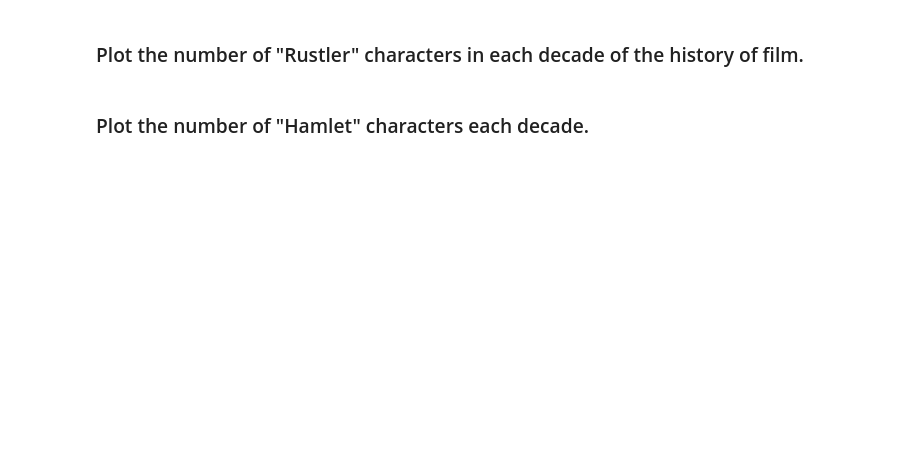
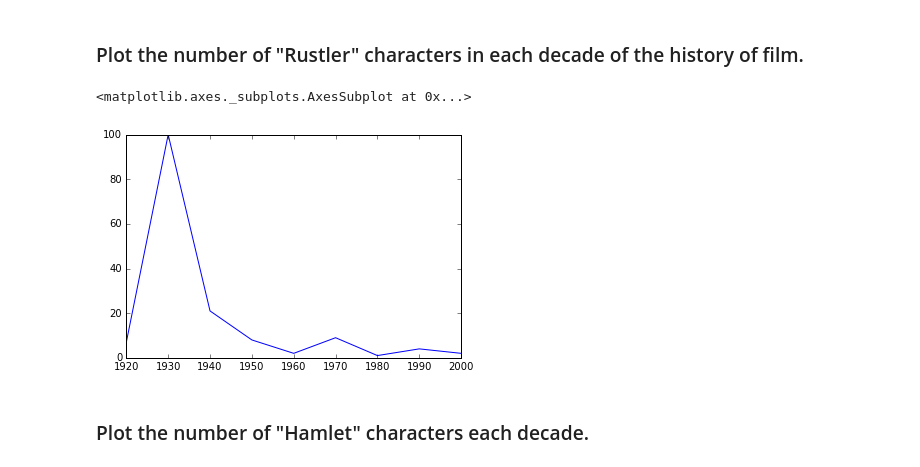
Before and after one commit to KirkpatrickV-5813/Springboard.DSI, a Jupyter notebook: pycon-pandas-tutorial/Exercises-2.ipynb, the cells around one changed output. Cells and saved outputs as stored; diff of their text form; code cells hidden in the pictures; blank space fills up the shorter version.

```diff
--- a/pycon-pandas-tutorial/Exercises-2.ipynb
+++ b/pycon-pandas-tutorial/Exercises-2.ipynb
@@ -36,4 +67,9 @@ cast.head()
 # %% [markdown]
 ### Plot the number of "Rustler" characters in each decade of the history of film.
+# %%
+(cast.loc[cast.character.str.startswith("Rustler")].year // 10 * 10).value_counts().sort_index().plot()
+# %% [output]
+<matplotlib.axes._subplots.AxesSubplot at 0x...>
+[figure, added]
 # %% [markdown]
 ### Plot the number of "Hamlet" characters each decade.
```
Also changed, not shown: parts of 21 cells of this notebook.
